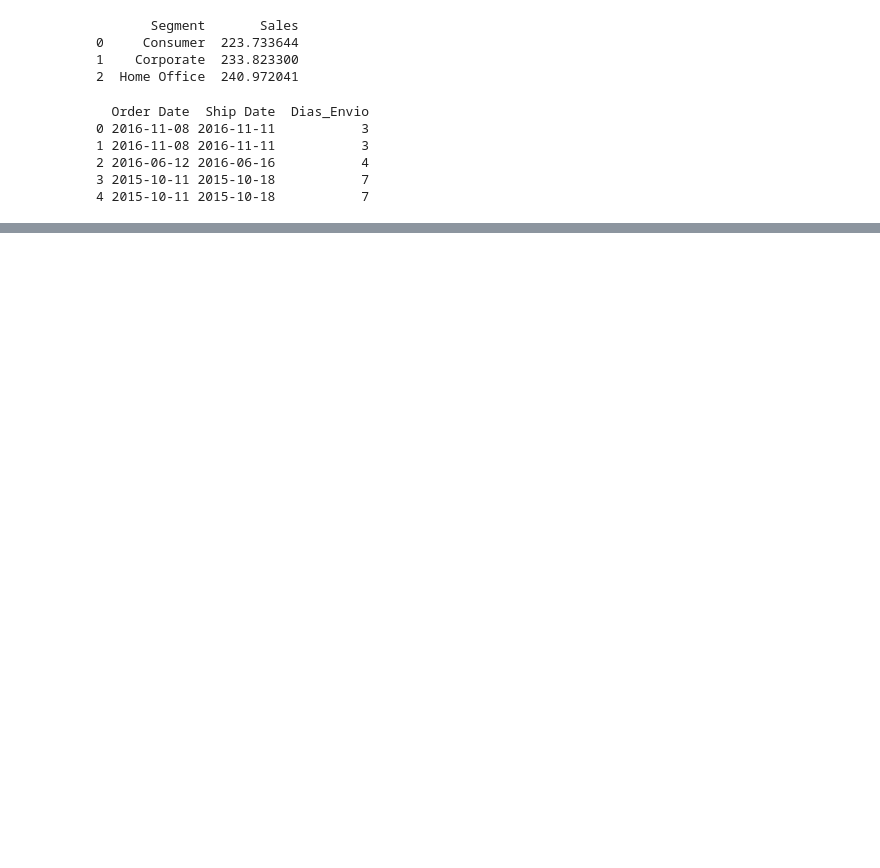
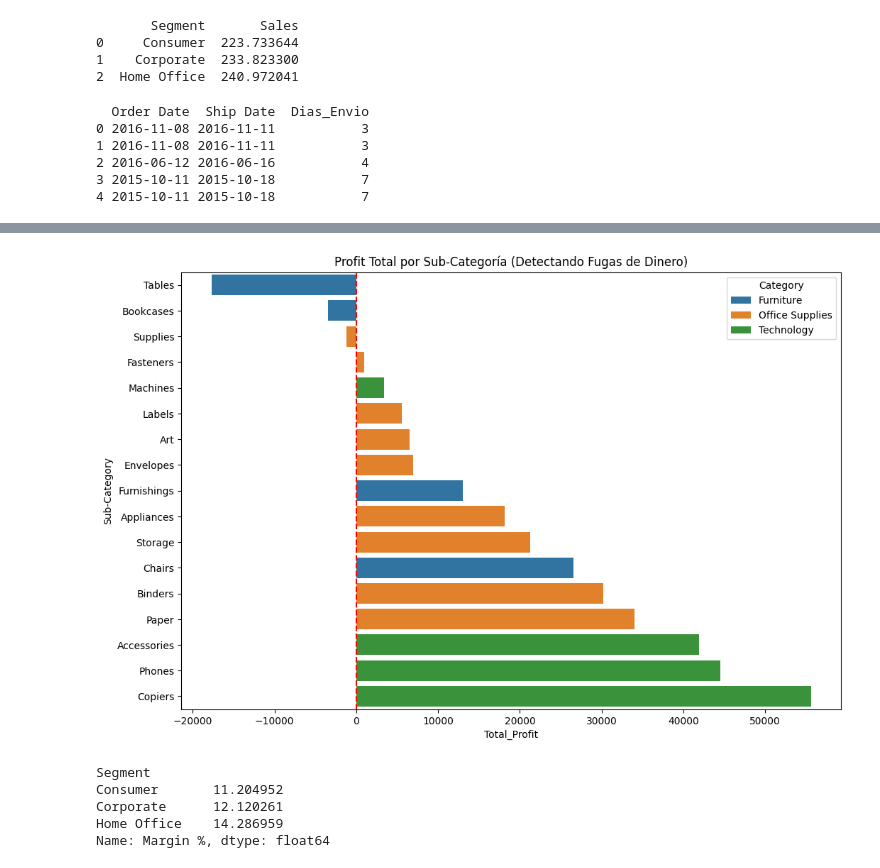
Before and after one commit to EEEliax/data-science-aws, a Jupyter notebook: notebooks/semana2/practicas/analisis_EDA3.ipynb, the cells around one changed output, grey strips where cells are left out. Cells and saved outputs as stored; diff of their text form; code cells hidden in the pictures; blank space fills up the shorter version.

```diff
--- a/notebooks/semana2/practicas/analisis_EDA3.ipynb
+++ b/notebooks/semana2/practicas/analisis_EDA3.ipynb
@@ -56,9 +56,16 @@ print(df[["Order Date", "Ship Date", "Dias_Envio"]].head())
 3 2015-10-11 2015-10-18           7
 4 2015-10-11 2015-10-18           7
 # %%
-# analizar cual es el producto menos rentable de Furniture
-df_muebles = df[df["Category"] == "Furniture"]
-df_muebles["Rentabilidad"] = df_muebles["Profit"] / df_muebles["Sales"]
-producto_menos_rentable = df_muebles.loc[df_muebles["Rentabilidad"].idxmin()]
-print("Producto menos rentable en Furniture:")
-print(producto_menos_rentable[["Product Name", "Rentabilidad"]])
+# Sacamos Suma y Promedio al mismo tiempo para comparar
+df_sub_completo = df.groupby(["Category", "Sub-Category"]).agg({
+    'Profit': ['sum', 'mean'],
+    'Discount': 'mean',
+    'Sales': 'sum'
+}).reset_index()
+
+# Renombrar las columnas
+df_sub_completo.columns = ['Category', 'Sub-Category', 'Total_Profit', 'Avg_Profit', 'Avg_Discount', 'Total_Sales']
+
+# Ordenamos por los que mas plata TOTAL hicieron perder
+df_sub_completo = df_sub_completo.sort_values(by='Total_Profit', ascending=True)
+df_sub_completo.head(10)
@@ -64,0 +84,19 @@ print(producto_menos_rentable[["Product Name", "Rentabilidad"]])
+# %%
+plt.figure(figsize=(12, 8))
+# Gráfico de barras horizontales para que se lean bien los nombres
+sns.barplot(data=df_sub_completo, x='Total_Profit', y='Sub-Category', hue='Category', dodge=False)
+
+plt.axvline(0, color='red', linestyle='--') # Línea que separa ganancia de pérdida
+plt.title('Profit Total por Sub-Categoría (Detectando Fugas de Dinero)')
+plt.show()
+# %% [output]
+[figure, added]
+# %%
+df["Margin %"] = (df["Profit"] / df["Sales"]) * 100
+df.groupby("Segment")["Margin %"].mean()
+# %% [output]
+Segment
+Consumer       11.204952
+Corporate      12.120261
+Home Office    14.286959
+Name: Margin %, dtype: float64
```
Also changed, not shown: parts of 2 cells of this notebook, 1 other file.
